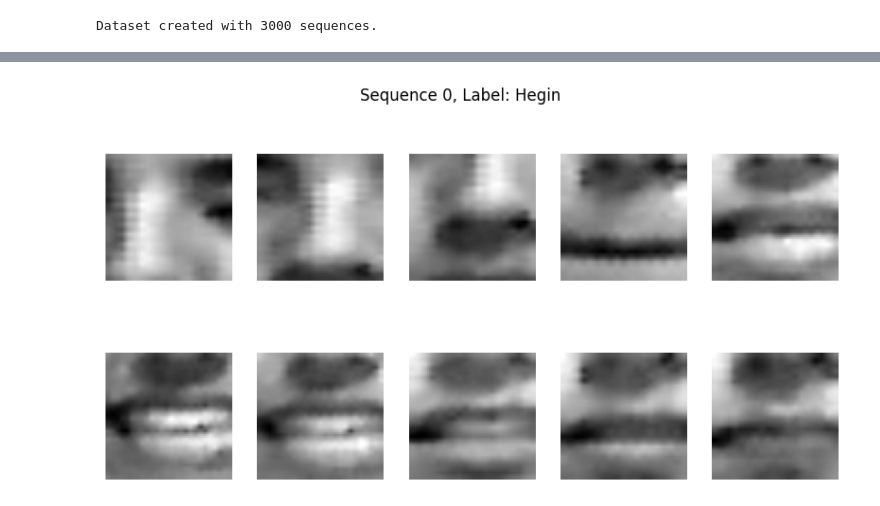
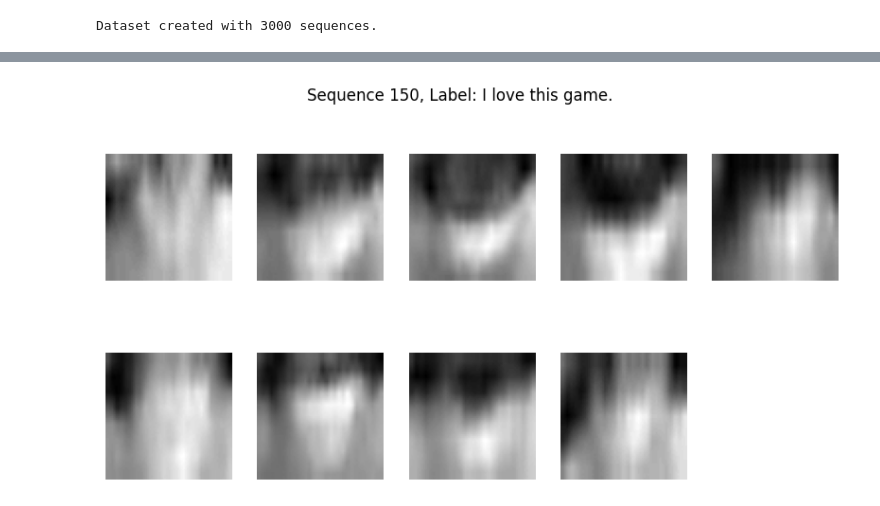
Before and after one commit to hatrigui/LipReading, a Jupyter notebook: LipReading.ipynb, the cells around one changed output, grey strips where cells are left out. Cells and saved outputs as stored; diff of their text form; code cells hidden in the pictures.

```diff
--- a/LipReading.ipynb
+++ b/LipReading.ipynb
@@ -72,7 +72,10 @@ def detect_and_crop_mouth(image):
     if results.multi_face_landmarks:
         for face_landmarks in results.multi_face_landmarks:
             # The mouth landmarks indices from Mediapipe face mesh
-            mouth_indices = list(range(78, 88)) + list(range(310, 319))  # These are the mouth landmarks
+            mouth_indices = [
+                61, 146, 91, 181, 84, 17, 314, 405, 321, 375, 291, 308,
+                324, 318, 402, 317, 14, 87, 178, 88, 95
+            ]
 
             # Get the coordinates of the mouth landmarks
             mouth_points = [(int(face_landmarks.landmark[i].x * image.shape[1]),
@@ -165,4 +197,7 @@ PHRASE_LABELS = {
 # %%
+import os
+import cv2
+
 def create_dataset(root_folder, word_labels, phrase_labels, output_size=(64, 64)):
     X = []  # Features (sequences of images)
     y = []  # Labels (word/phrase IDs)
@@ -186,15 +221,19 @@ def create_dataset(root_folder, word_labels, phrase_labels, output_size=(64, 64)
                                 instance_path = os.path.join(label_path, instance_id)
                                 sequence = []
 
+                                # Reading images in sorted order
                                 for file in sorted(os.listdir(instance_path)):
                                     if file.endswith(".jpg"):
                                         file_path = os.path.join(instance_path, file)
                                         image = cv2.imread(file_path)
-                                        cropped_mouth = detect_and_crop_mouth(image)
-                                        preprocessed_image = preprocess_mouth_image(cropped_mouth, output_size)
-                                        if preprocessed_image is not None:
-                                            sequence.append(preprocessed_image)
+                                        if image is not None:
+                                            # Crop the mouth and preprocess
+                                            cropped_mouth = detect_and_crop_mouth(image)
+                                            preprocessed_image = preprocess_mouth_image(cropped_mouth, output_size)
+                                            if preprocessed_image is not None:
+                                                sequence.append(preprocessed_image)
 
+                                # If sequence has images, add it to the dataset
                                 if sequence:
                                     if label_id in labels_dict:
                                         X.append(sequence)
@@ -226,13 +265,13 @@ First 5 labels: ['Hegin', 'Hegin', 'Hegin', 'Hegin', 'Hegin']
 # %%
-sequence_index = 0
+sequence_index = 150
 frames = X[sequence_index]
 
 plt.figure(figsize=(10, 5))
 for i, frame in enumerate(frames[:10]):  # Show first 10 frames
     plt.subplot(2, 5, i + 1)
     plt.imshow(frame, cmap="gray")
     plt.axis("off")
 plt.suptitle(f"Sequence {sequence_index}, Label: {y[sequence_index]}")
 plt.show()
 # %% [output]
-[figure, old version]
+[figure, new version]
```
Also changed, not shown: parts of 10 cells of this notebook.
